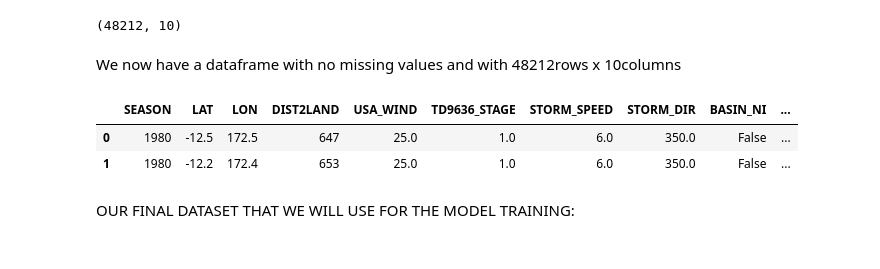
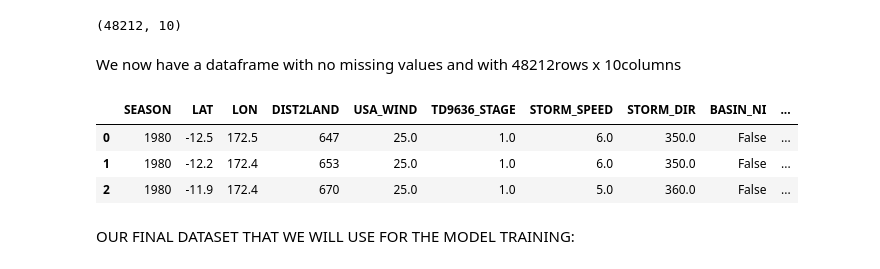
Before and after one commit to PaulVial/TropicalStormsPrediction, a Jupyter notebook: data_exploration.ipynb, the cells around one changed output. Cells and saved outputs as stored; diff of their text form; code cells hidden in the pictures.

```diff
--- a/data_exploration.ipynb
+++ b/data_exploration.ipynb
@@ -672,15 +672,16 @@ We now have a dataframe with no missing values and with 48212rows x 10columns
 # %%
 #4.Encoding BASIN and NATURE
 #We choose One-Hot Encoding with drop first because it avoids creating a false hierarchy between categories,
 #and with only 5 (BASIN) and 4 (NATURE) unique values, the added columns (7) remain manageable;
 #however, we can later switch to another encoding if needed.
 
 df_encoded = pd.get_dummies(df, columns=['BASIN', 'NATURE'], drop_first=True)
-df_encoded.head(2)
+df_encoded.head(3)
 # %% [output]
 |  | SEASON | LAT | LON | DIST2LAND | USA_WIND | TD9636_STAGE | STORM_SPEED | STORM_DIR | BASIN_NI | ... |
 | 0 | 1980 | -12.5 | 172.5 | 647 | 25.0 | 1.0 | 6.0 | 350.0 | False | ... |
 | 1 | 1980 | -12.2 | 172.4 | 653 | 25.0 | 1.0 | 6.0 | 350.0 | False | ... |
+| 2 | 1980 | -11.9 | 172.4 | 670 | 25.0 | 1.0 | 5.0 | 360.0 | False | ... |
 # %% [markdown]
 OUR FINAL DATASET THAT WE WILL USE FOR THE MODEL TRAINING:
 # %%
```
Also changed, not shown: parts of 1 cell of this notebook, 5 other files.
